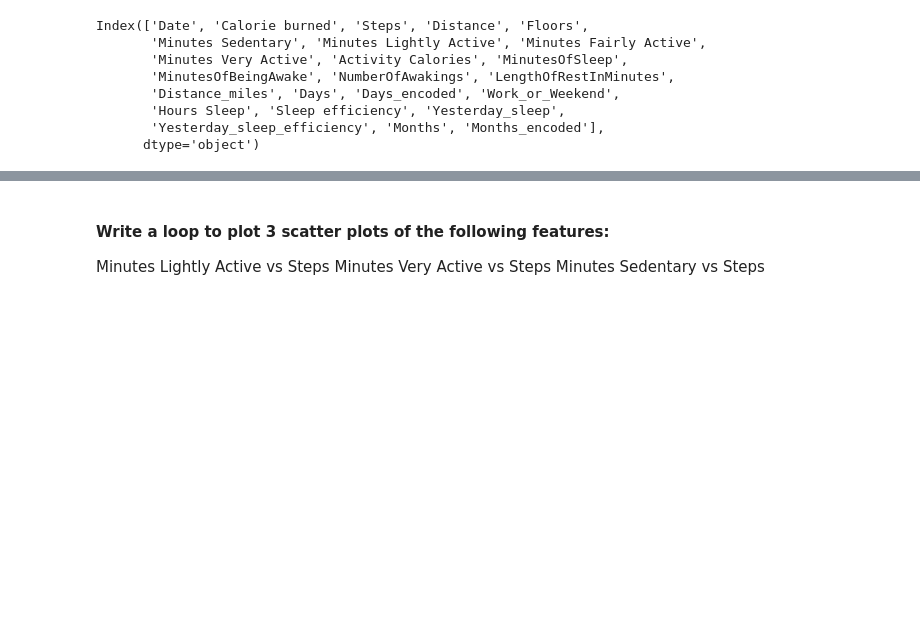
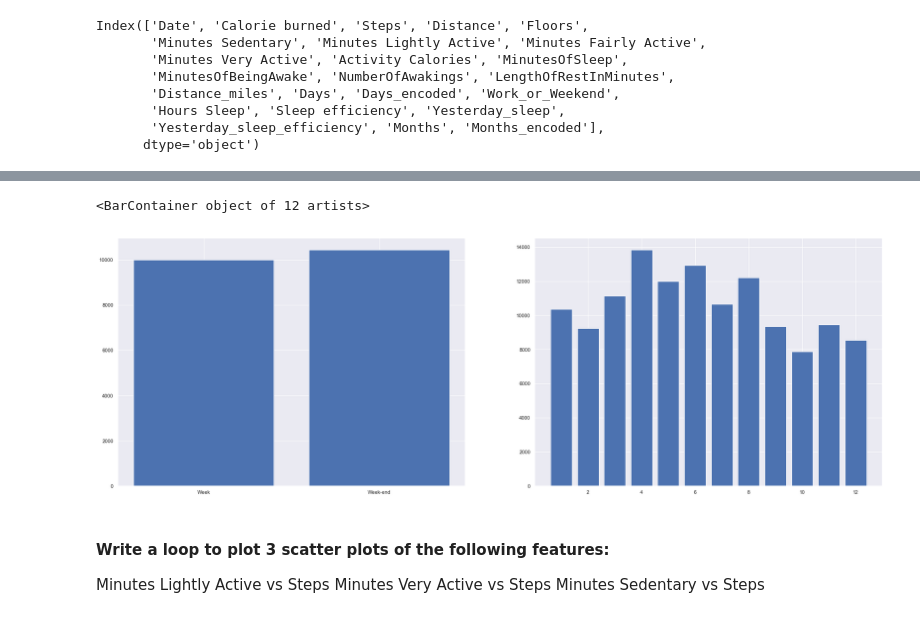
Before and after one commit to chunsang0126/lab-matplotlib-seaborn, a Jupyter notebook: your-code/main.ipynb, the cells around one changed output, grey strips where cells are left out. Saved outputs shown, nothing was run; the diff lists cells and outputs as text; code cells hidden in the pictures; blank space fills up the shorter version.

```diff
--- a/your-code/main.ipynb
+++ b/your-code/main.ipynb
@@ -198,3 +181,20 @@ ValueError: x and y must have same first dimension, but have shapes (12, 1) and
+# %%
+# Median Steps by Work_or_Weekend
+
+mth = fitbit.groupby('Months_encoded')['Steps'].median()
+wow = fitbit.groupby('Work_or_Weekend')['Steps'].median()
+wow0 = wow[0]
+wow1 = wow[1]
+
+fig, (ax1,ax2)=plt.subplots(1,2, sharey = False, figsize = (30,10))
+ax1.bar(['Week', 'Week-end'], wow)
+ax2.bar(range(1,13), mth)
+
+
+#https://stackoverflow.com/questions/6871201/plot-two-histograms-at-the-same-time-with-matplotlib
+# %% [output]
+<BarContainer object of 12 artists>
+[figure, added]
 # %% [markdown]
 #### Write a loop to plot 3 scatter plots of the following features:
 
```
Also changed, not shown: parts of 25 cells of this notebook.
